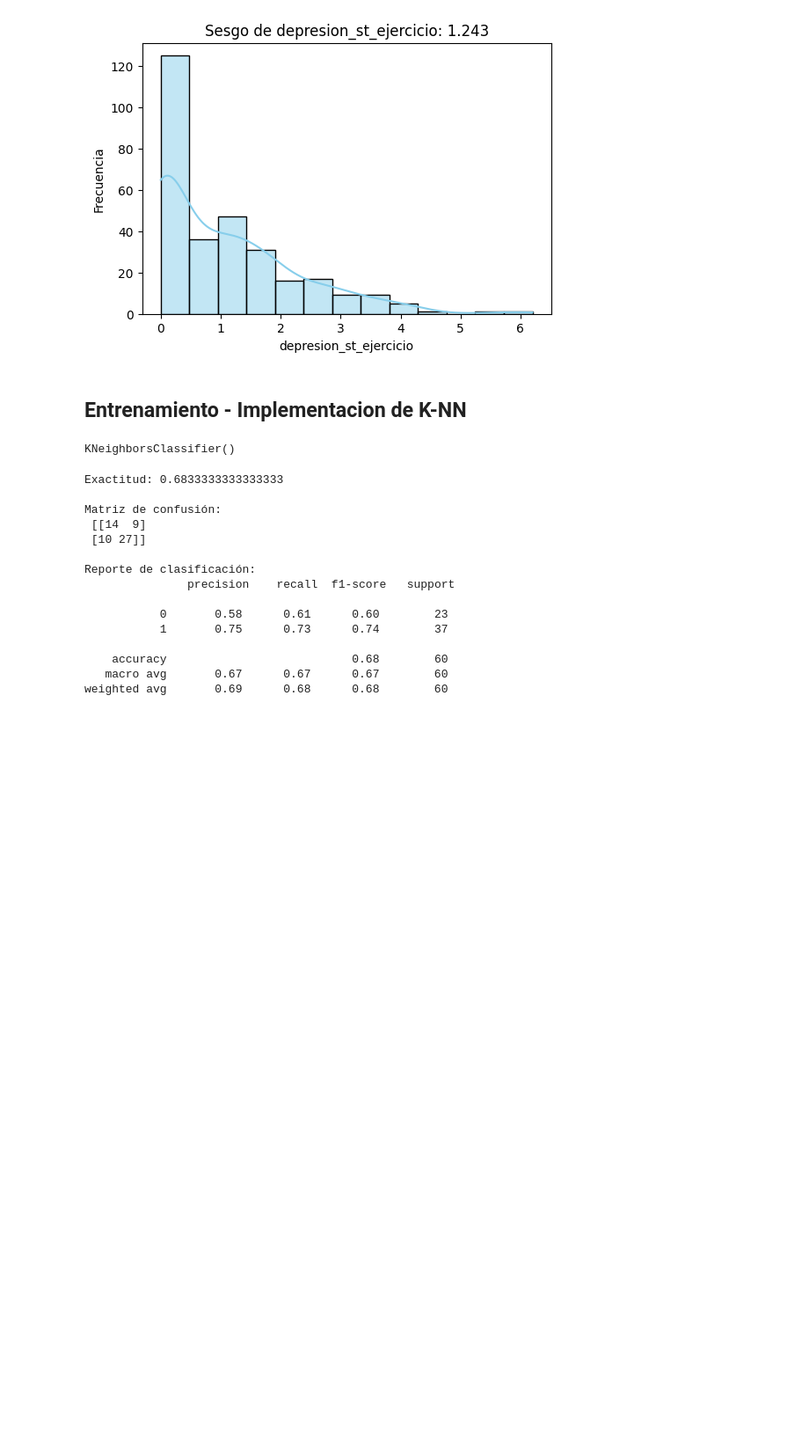
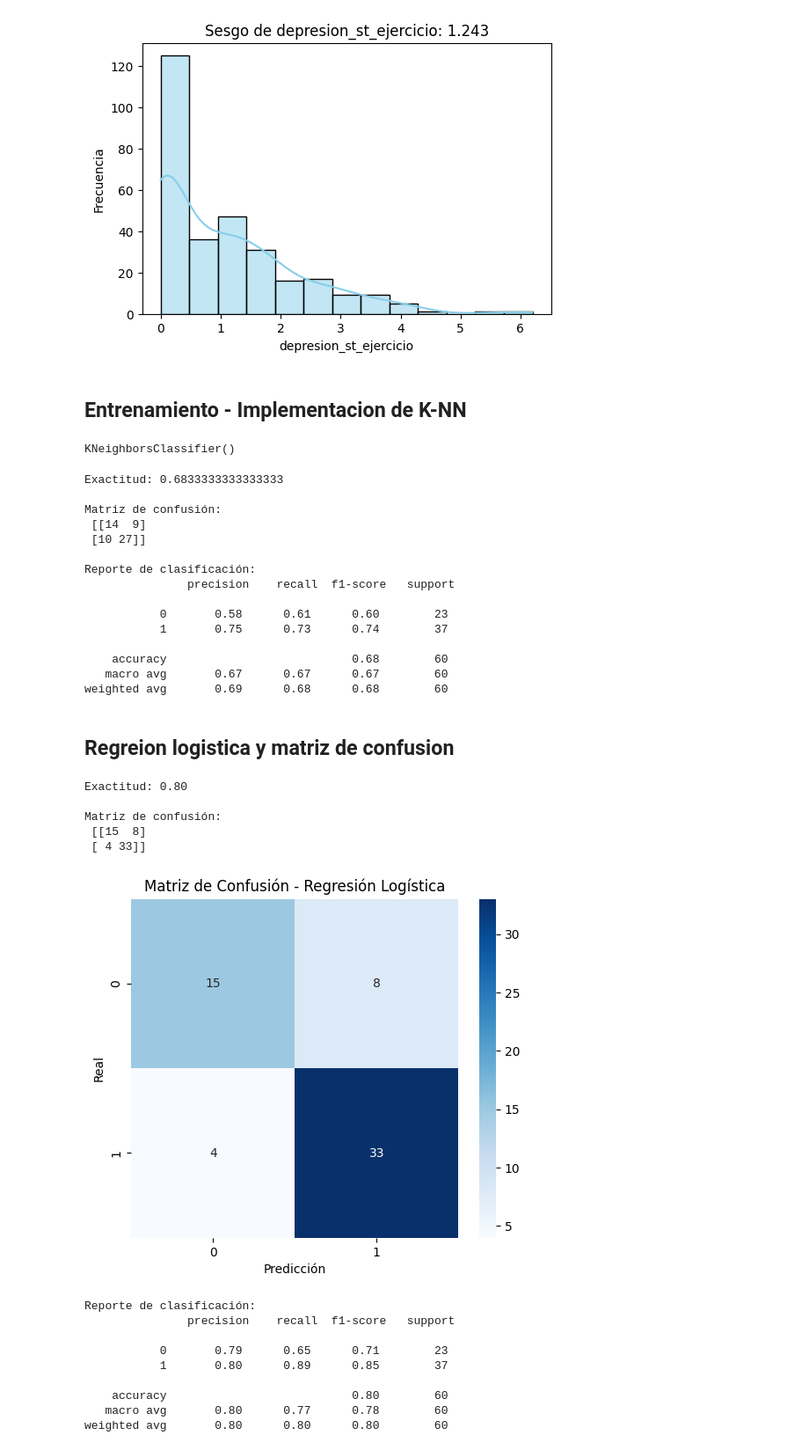
Before and after one commit to fcoHM/MineriaDeDatos, a Jupyter notebook: Enfermedades_cardiacas.ipynb, the cells around one changed output. Shown at 88% size. Saved outputs shown, nothing was run; the diff lists cells and outputs as text; code cells hidden in the pictures; blank space fills up the shorter version.

Commit message:
matriz

```diff
--- a/Enfermedades_cardiacas.ipynb
+++ b/Enfermedades_cardiacas.ipynb
@@ -596,3 +596,79 @@ Reporte de clasificación:
     accuracy                           0.68        60
    macro avg       0.67      0.67      0.67        60
 weighted avg       0.69      0.68      0.68        60
+# %% [markdown]
+## Regreion logistica y matriz de confusion
+# %%
+# Importar librerías necesarias
+import pandas as pd
+from sklearn.model_selection import train_test_split
+from sklearn.preprocessing import StandardScaler
+from sklearn.linear_model import LogisticRegression
+from sklearn.metrics import accuracy_score, confusion_matrix, classification_report
+import seaborn as sns
+import matplotlib.pyplot as plt
+
+# Columnas del dataset
+columns = [
+    'sexo', 'edad', 'tipo_dolor_toracico', 'presion_arterial_reposo',
+    'colesterol_serico', 'glucosa_ayunas_alta', 'electro_reposo',
+    'frecuencia_cardiaca_max', 'angina_induccion_ejercicio',
+    'depresion_st_ejercicio', 'pendiente_st_max', 'numero_vasos_principales',
+    'resultado_prueba_thalio', 'enfermedad_cardiaca'
+]
+
+
+# Suponiendo que tu dataset está en un DataFrame llamado data
+X = data.drop("enfermedad_cardiaca", axis=1)  # Todas las columnas excepto la salida
+y = data["enfermedad_cardiaca"]               # Columna objetivo
+
+# Escalar los datos para regresión logística
+scaler = StandardScaler()
+X_scaled = scaler.fit_transform(X)
+
+# Dividir el dataset
+X_train, X_test, y_train, y_test = train_test_split(
+    X_scaled, y, test_size=0.2, random_state=42
+)
+
+# Crear e implementar regresión logística
+logreg = LogisticRegression(random_state=42, max_iter=1000)
+logreg.fit(X_train, y_train)
+
+# Hacer predicciones
+y_pred = logreg.predict(X_test)
+
+# Evaluar resultados
+accuracy = accuracy_score(y_test, y_pred)
+print(f"Exactitud: {accuracy:.2f}\n")
+
+# Matriz de confusión
+cm = confusion_matrix(y_test, y_pred)
+print("Matriz de confusión:\n", cm)
+
+# Mostrar matriz de confusión de forma más visual
+plt.figure(figsize=(6,5))
+sns.heatmap(cm, annot=True, fmt="d", cmap="Blues", xticklabels=[0,1], yticklabels=[0,1])
+plt.xlabel("Predicción")
+plt.ylabel("Real")
+plt.title("Matriz de Confusión - Regresión Logística")
+plt.show()
+
+# Reporte de clasificación
+print("\nReporte de clasificación:\n", classification_report(y_test, y_pred))
+# %% [output]
+Exactitud: 0.80
+
+Matriz de confusión:
+ [[15  8]
+ [ 4 33]]
+[figure, added]
+Reporte de clasificación:
+               precision    recall  f1-score   support
+
+           0       0.79      0.65      0.71        23
+           1       0.80      0.89      0.85        37
+
+    accuracy                           0.80        60
+   macro avg       0.80      0.77      0.78        60
+weighted avg       0.80      0.80      0.80        60
```
